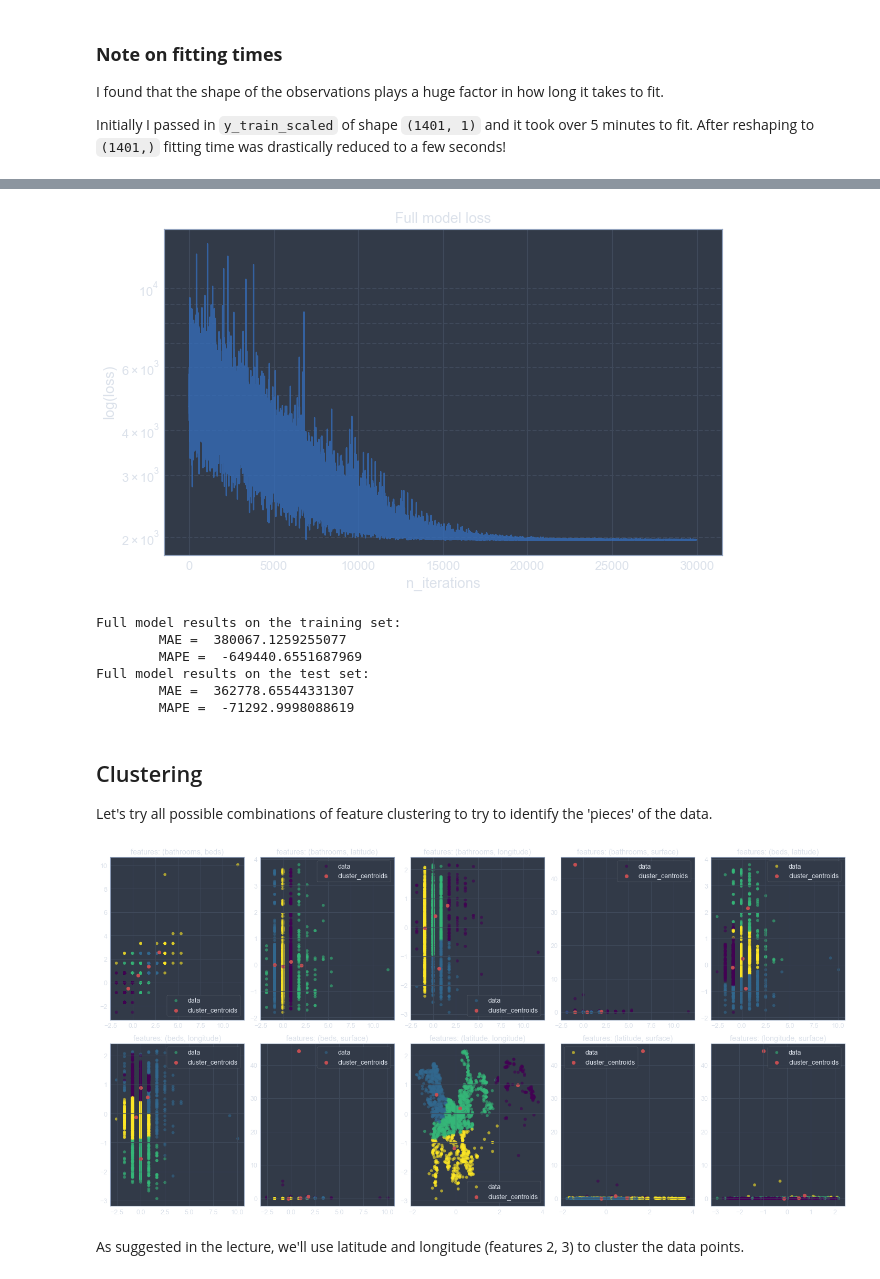
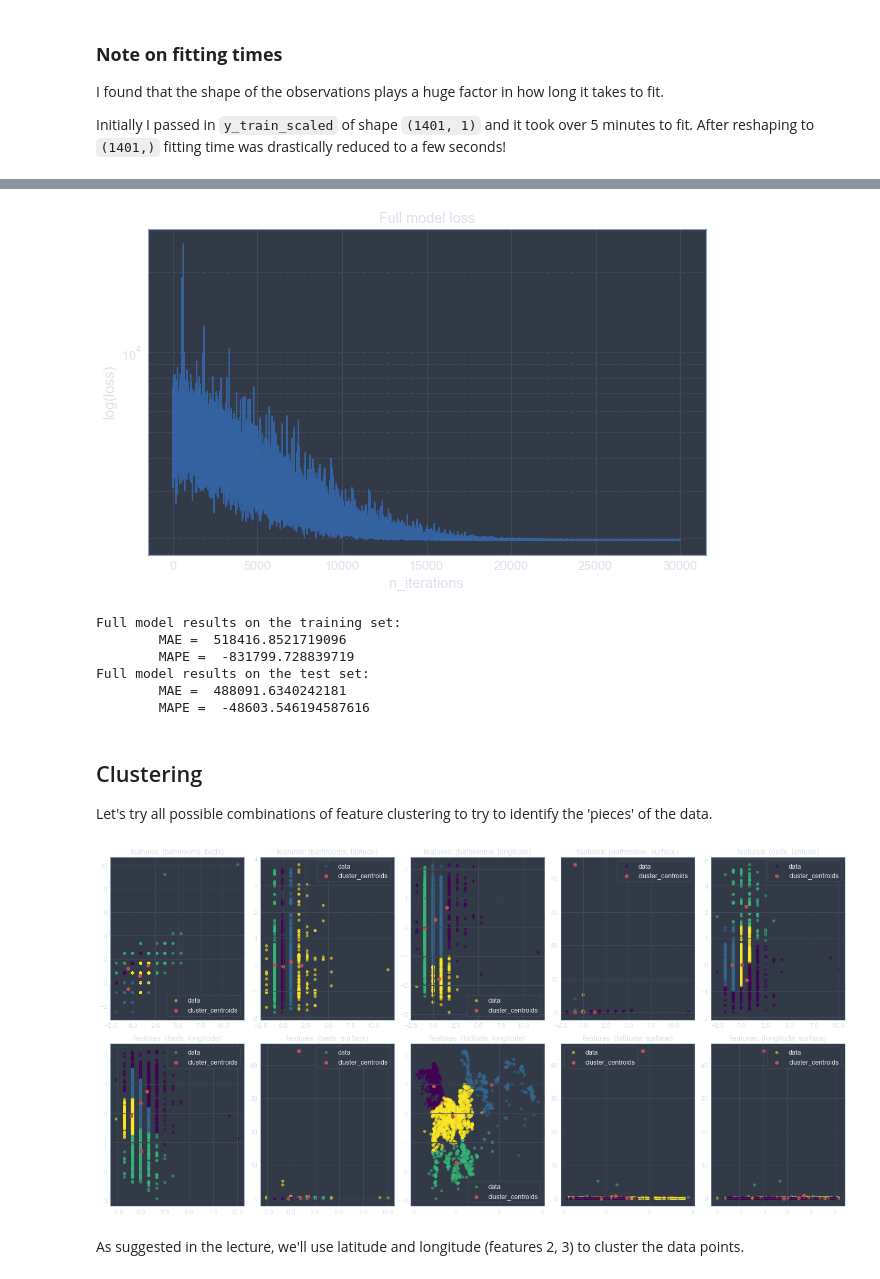
Before and after one commit to ET5003-Group1/ET5003, a Jupyter notebook: Week-3/ET5003_Etivity2_CarlosSiqueiraDoAmaral_20151586.ipynb, the cells around one changed output, grey strips where cells are left out. Cells and saved outputs as stored; diff of their text form; code cells hidden in the pictures.

```diff
--- a/Week-3/ET5003_Etivity2_CarlosSiqueiraDoAmaral_20151586.ipynb
+++ b/Week-3/ET5003_Etivity2_CarlosSiqueiraDoAmaral_20151586.ipynb
@@ -312,7 +313,7 @@ train_set[train_set["latitude"] < 53]
 # Remove wrong entries
 train_set = train_set[train_set["latitude"] > 53]
 # %%
-train_set.loc[:, "log_price"] = np.log10(train_set.loc[:, "price"],)
+train_set.loc[:, "log_price"] = np.log(train_set.loc[:, "price"],)
 train_set.plot.scatter(
     "latitude",
     "longitude",
@@ -371,7 +372,7 @@ X_train, y_train = (
 )
 
 X_test = X_test[column_order].drop(columns=drop_cols, errors="ignore")
-y_test = np.log10(y_test.copy())
+y_test = np.log(y_test.copy())
 
 print("Split training data:")
 print("\tX_train shape:", X_train.shape)
@@ -563,7 +564,7 @@ def predict(posterior, X, y_scaler):
     log_likelihood = np.mean(posterior["alpha"]) + np.dot(
         np.mean(posterior["beta"], axis=0), X.T
     )
-    y_pred = np.power(10, y_scaler.inverse_transform(log_likelihood.reshape(-1, 1)))
+    y_pred = np.exp(y_scaler.inverse_transform(log_likelihood.reshape(-1, 1)))
     return y_pred
 
 
@@ -597,7 +598,7 @@ full_posterior = define_lin_reg(
     alpha=("Normal", 0, 30),
     beta=("Normal", 0, 30),
     sigma=("HalfCauchy", 5),
-    plot_loss=True
+    plot_loss=True,
 )
 
 print("Full model results on the training set:")
@@ -611,10 +612,10 @@ Finished [100%]: Average Loss = 1,970.8
-[figure, old version]
+[figure, new version]
 Full model results on the training set:
-        MAE =  380067.1259255077
-        MAPE =  -649440.6551687969
+        MAE =  518416.8521719096
+        MAPE =  -831799.728839719
 Full model results on the test set:
-        MAE =  362778.65544331307
-        MAPE =  -71292.9998088619
+        MAE =  488091.6340242181
+        MAPE =  -48603.546194587616
 # %% [markdown]
 ## Clustering
 
@@ -657,7 +658,7 @@ for ax, feat_idx in zip(axes.flatten(), feature_combinations):
 fig.tight_layout()
 plt.show()
 # %% [output]
-[figure, old version]
+[figure, new version]
 # %% [markdown]
 As suggested in the lecture, we'll use latitude and longitude (features 2, 3) to cluster the data points.
 # %%
```
Also changed, not shown: parts of 18 cells of this notebook.
